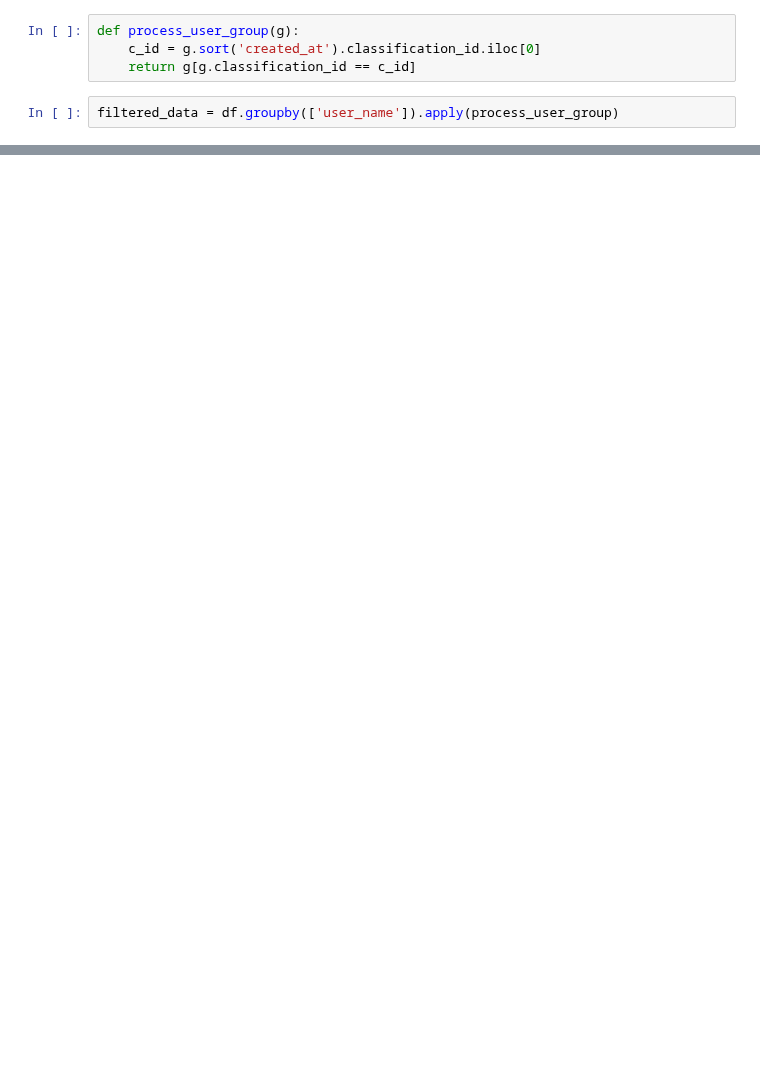
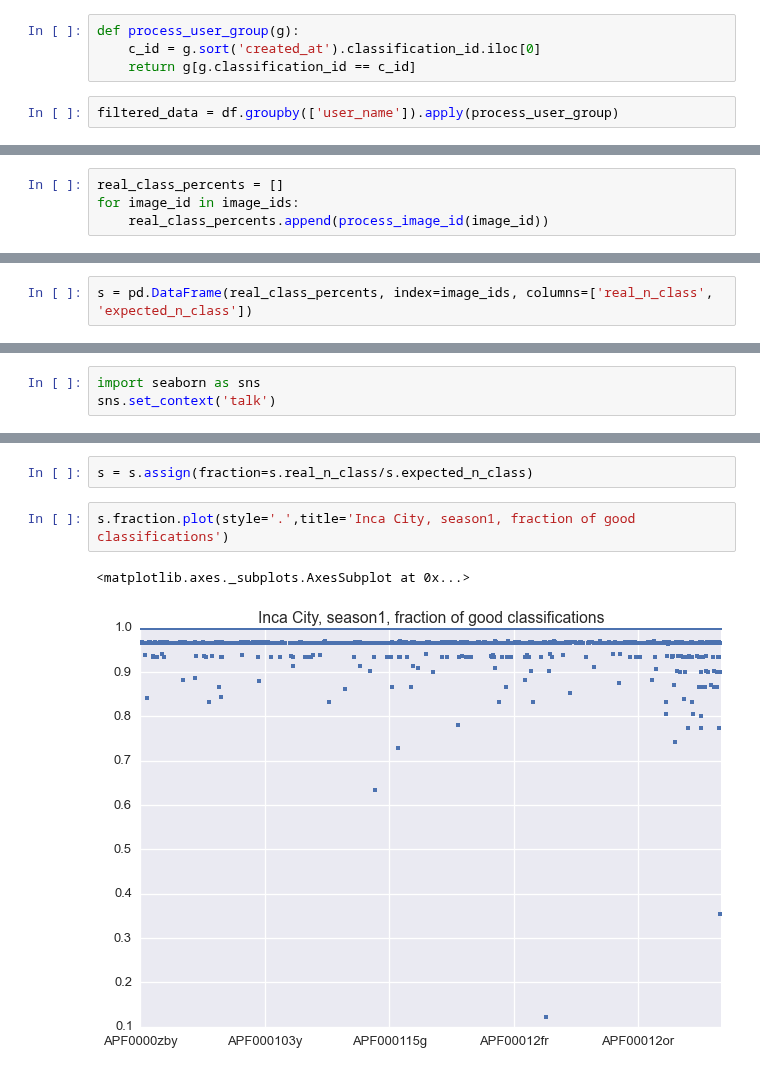
Before and after one commit to michaelaye/planet4, a Jupyter notebook: notebooks/2015-04-19 Filtering duplicates.ipynb, the cells around one changed output, grey strips where cells are left out. Saved outputs shown, nothing was run; the diff lists cells and outputs as text; blank space fills up the shorter version.

```diff
--- a/notebooks/2015-04-19 Filtering duplicates.ipynb
+++ b/notebooks/2015-04-19 Filtering duplicates.ipynb
@@ -99,0 +107,4 @@ Name: classification_id, dtype: int64
+# %%
+real_class_percents = []
+for image_id in image_ids:
+    real_class_percents.append(process_image_id(image_id))
@@ -99,0 +114,2 @@ Name: classification_id, dtype: int64
+# %%
+s = pd.DataFrame(real_class_percents, index=image_ids, columns=['real_n_class', 'expected_n_class'])
@@ -99,0 +129,3 @@ Name: classification_id, dtype: int64
+# %%
+import seaborn as sns
+sns.set_context('talk')
@@ -99,0 +141,7 @@ Name: classification_id, dtype: int64
+# %%
+s = s.assign(fraction=s.real_n_class/s.expected_n_class)
+# %%
+s.fraction.plot(style='.',title='Inca City, season1, fraction of good classifications')
+# %% [output]
+<matplotlib.axes._subplots.AxesSubplot at 0x...>
+[figure, added]
```
Also changed, not shown: parts of 33 cells of this notebook, 4 other files.
